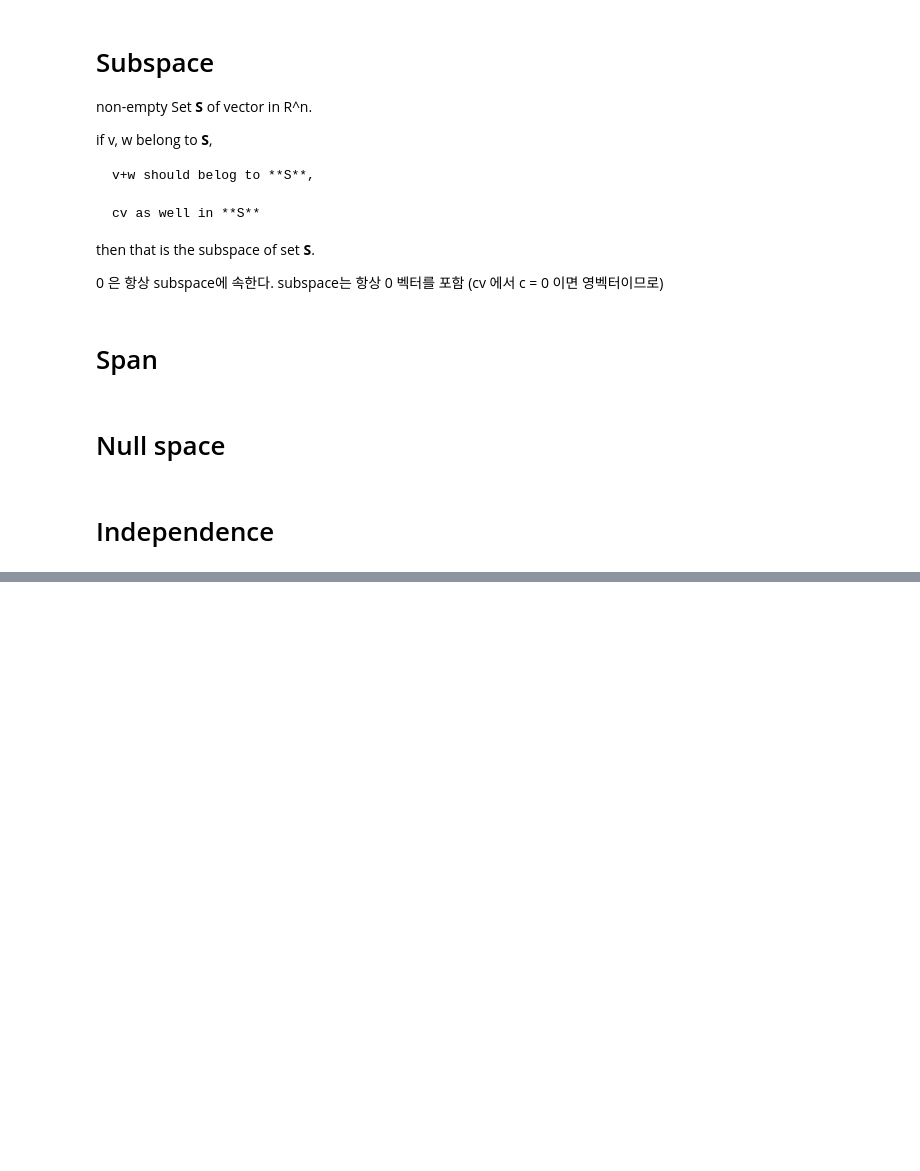
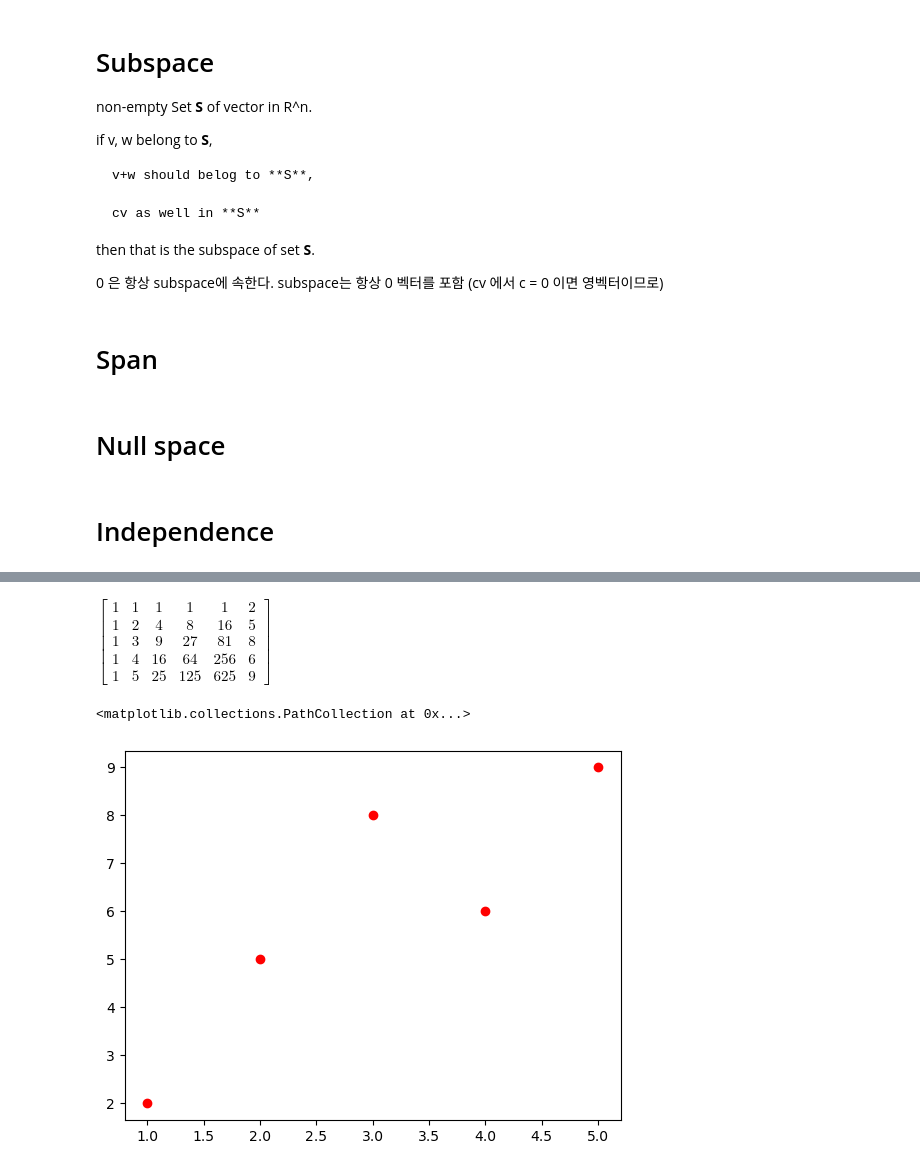
Before and after one commit to hjyshane/LinearAlgebraPython, a Jupyter notebook: 05__Vector_Space.ipynb, the cells around one changed output, grey strips where cells are left out. Saved outputs shown, nothing was run; the diff lists cells and outputs as text; code cells hidden in the pictures; blank space fills up the shorter version.

```diff
--- a/05__Vector_Space.ipynb
+++ b/05__Vector_Space.ipynb
@@ -26,0 +45,28 @@ then that is the subspace of set **S**.
+# %%
+A = sp.Matrix([[1, 1, 1, 1, 1, 2],
+               [1, 2, 4, 8, 16, 5],
+               [1, 3, 9, 27, 81, 8],
+               [1, 4, 16, 64, 256, 6],
+               [1, 5, 25,125, 625, 9]]); A
+
+# 수식으로 보면, 다섯 개의 점을 지나는 네 차 다항식을 구하는 문제이다.
+# 즉, 다섯 개의 점 (1,2), (2,5),
+# (3,8), (4,6), (5,9)을 지나는
+# 네 차 다항식 f(x) = c0 + c1*x + c2*x^2 + c3*x^3 + c4*x^4 을 구하는 문제이다.
+# A 매트릭스의 각 행은 각각의 점에 대응하며, 각 열은 다항식의 계수를 나타낸다.
+# 그래서 1행을 보면, f(1) = c0 + c1*1 + c2*1^2 + c3*1^3 + c4*1^4 = 2 가 된다.
+# 2행은 f(2) = c0 + c1*2 + c2*2^2 + c3*2^3 + c4*2^4 = 5 가 된다.
+# 이런 식으로 다섯 개의 점에 대해 다항식 값을 맞추는 방정식 시스템을 세운 것이다.
+# %% [output]
+$\displaystyle \left[\begin{matrix}1 & 1 & 1 & 1 & 1 & 2\\1 & 2 & 4 & 8 & 16 & 5\\1 & 3 & 9 & 27 & 81 & 8\\1 & 4 & 16 & 64 & 256 & 6\\1 & 5 & 25 & 125 & 625 & 9\end{matrix}\right]$
+# %%
+# 다섯 개의 점 (1,2), (2,5), (3,8), (4,6), (5,9)을 좌표평면에 찍으면
+B = np.array([[1,2],
+              [2,5],
+              [3,8],
+              [4,6],
+              [5,9]])
+plt.scatter(B[:,0], B[:,1], color='red')
+# %% [output]
+<matplotlib.collections.PathCollection at 0x...>
+[figure, added]
```
Also changed, not shown: parts of 6 cells of this notebook, 2 other files.
